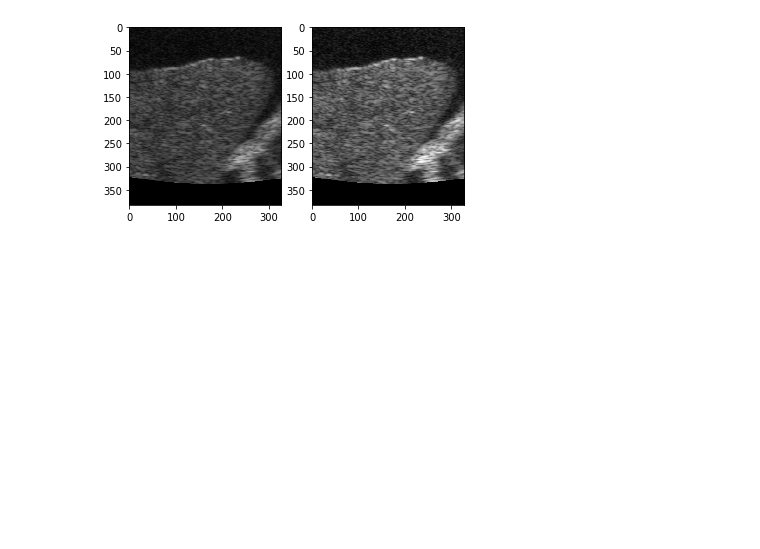
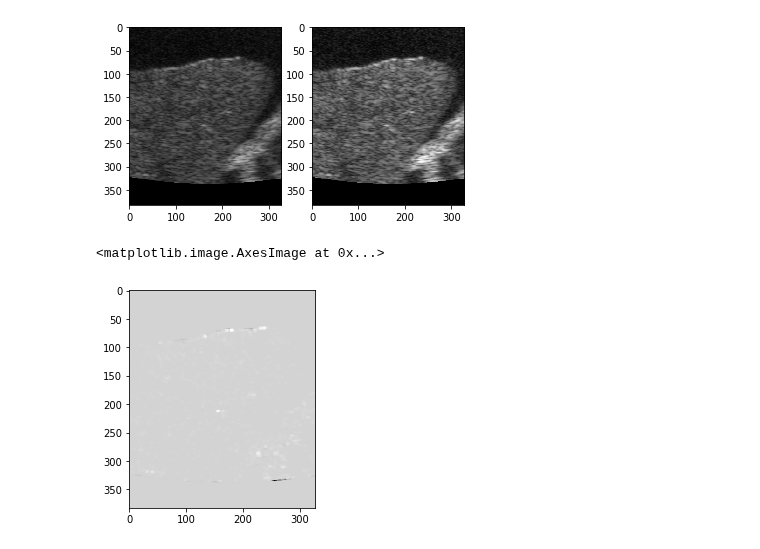
Before and after one commit to markusait/lcid, a Jupyter notebook: code/edge_detection.ipynb, the cells around one changed output. Drawn from its saved outputs; the diff is of its cells as text; code cells hidden in the pictures; blank space fills up the shorter version.

Commit message:
add harris corner detection

```diff
--- a/code/edge_detection.ipynb
+++ b/code/edge_detection.ipynb
@@ -103,5 +101,16 @@ axs_dft[1].imshow(img_back, cmap='gray')
 # %% [output]
 <matplotlib.image.AxesImage at 0x...>
 [figure]
+# %%
+block_size = 4 # size of neighbourhood
+ksize = 7 # aperture parameter of sobel
+k = 0.04 # free parameter
+dst = cv2.cornerHarris(img_gray, block_size, ksize, k)
+dst = cv2.dilate(dst, None)
+
+plt.imshow(dst, cmap = 'gray')
+# %% [output]
+<matplotlib.image.AxesImage at 0x...>
+[figure, added]
 # %%
 # %% [output]
```
Also changed, not shown: parts of 2 cells of this notebook.
